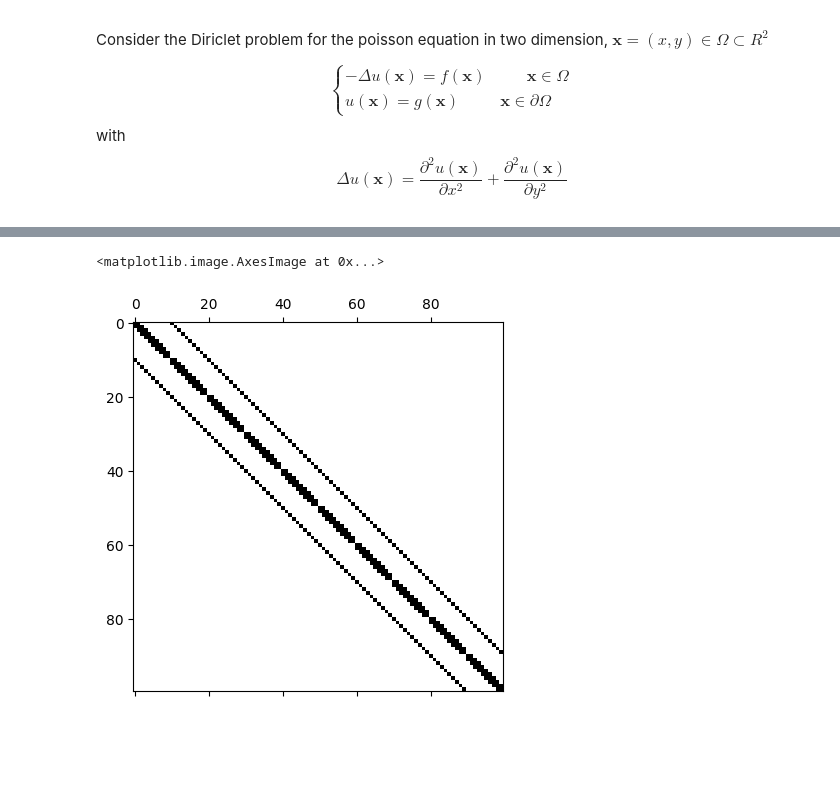
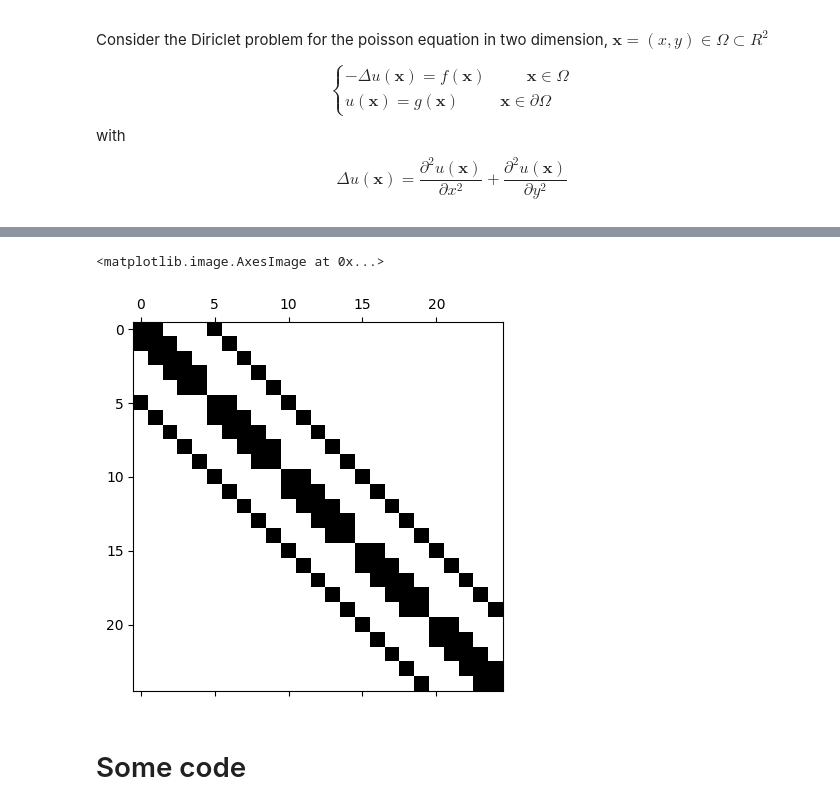
Before and after one commit to GabeXxX/NAPDE-Coursework, a Jupyter notebook: Finite difference and Poisson equation.ipynb, the cells around one changed output, grey strips where cells are left out. Cells and saved outputs as stored; diff of their text form; code cells hidden in the pictures; blank space fills up the shorter version.

```diff
--- a/Finite difference and Poisson equation.ipynb
+++ b/Finite difference and Poisson equation.ipynb
@@ -67,32 +146,28 @@ It is worth pointing out that $A$ is ill-conditioned: it is condition number gro
 # %%
 # Compute A
-def compute_A():
-    n_x = 10;
-    n_y = 10
-    n = n_x*n_y
-    a = 0;
-    b = 1;
+def compute_A(a, b, c, d, n_x, n_y):
+    # Uniform grid assumption
     h = (b-a)/n_x
 
-    D =  np.diag((-1/h**2)*np.ones(n_x))
-    k = [(-1/h**2)*np.ones(n_x-1),(2/h**2 + 2/h**2)*np.ones(n_x), (-1/h**2)*np.ones(n_x-1)]
+    D = np.eye(n_x)
+    k = [np.ones(n_x-1),4*np.ones(n_x), np.ones(n_x-1)]
     T = scipy.sparse.diags(k, [-1,0,1]).toarray()
 
-    I1 = np.eye(n_x)
-    I2 = np.eye(n_x, k=1)
-    I3 = np.eye(n_x, k=-1)
+    I1 = np.eye(n_y)
+    I2 = np.eye(n_y, k=1)
+    I3 = np.eye(n_y, k=-1)
 
     A1 = np.kron(I1, T)
     A2 = np.kron(I2, D)
     A3 = np.kron(I3, D)
-    A = A2+A3+A1
+    A = A1 + A2 + A3
 
     return A
 # %%
-plt.spy(compute_A())
+plt.spy(compute_A(0,1,0,1, 5,5))
 # %% [output]
 <matplotlib.image.AxesImage at 0x...>
-[figure, old version]
+[figure, new version]
 # %%
 def poisson_finite_difference_solver(a,b,c,d, n_x, n_y, f, g):
 
@@ -99,0 +175,2 @@ def poisson_finite_difference_solver(a,b,c,d, n_x, n_y, f, g):
+# %% [markdown]
+# Some code
```
Also changed, not shown: parts of 16 cells of this notebook.
